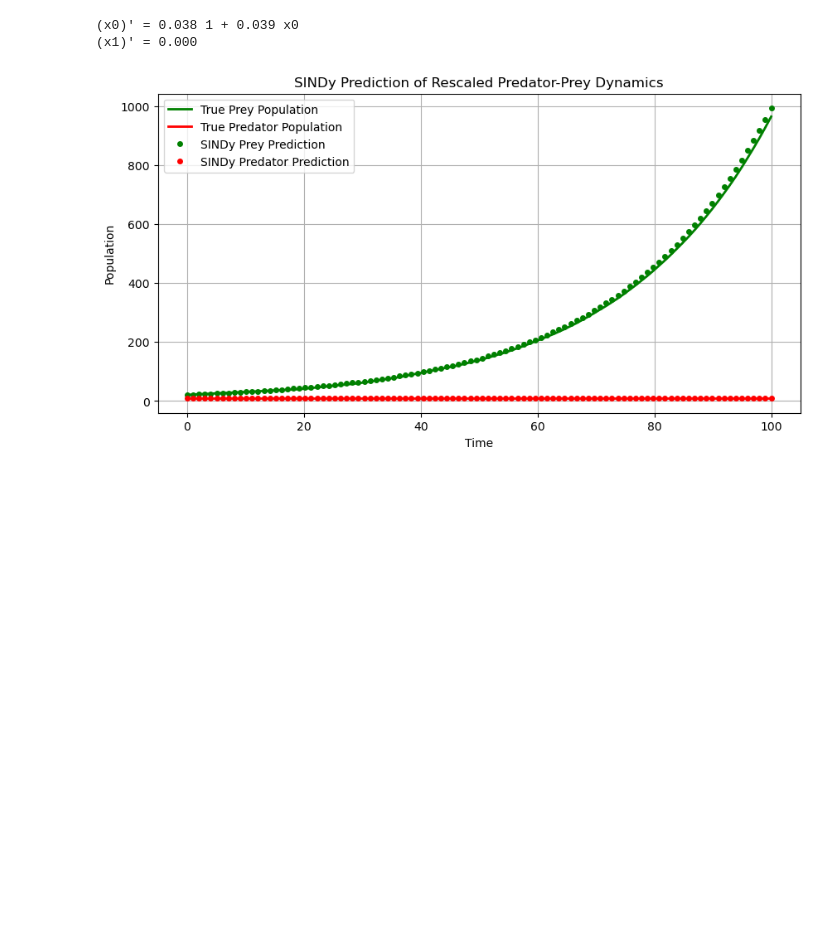
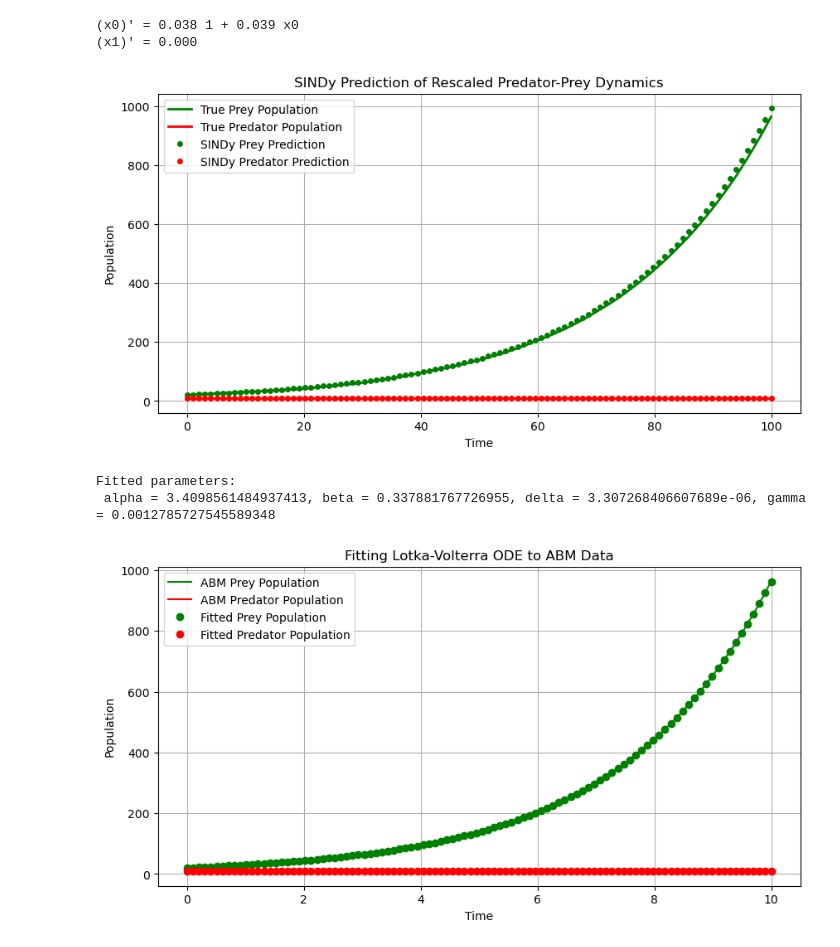
Before and after one commit to habiblatifi/Vivarium, a Jupyter notebook: Agent_Based_Pred_Prey.ipynb, the cells around one changed output. Cells and saved outputs as stored; diff of their text form; code cells hidden in the pictures; blank space fills up the shorter version.

```diff
--- a/Agent_Based_Pred_Prey.ipynb
+++ b/Agent_Based_Pred_Prey.ipynb
@@ -426,3 +424,61 @@ plt.show()
 (x0)' = 0.038 1 + 0.039 x0
 (x1)' = 0.000
 [figure]
+# %%
+import numpy as np
+import matplotlib.pyplot as plt
+from scipy.integrate import odeint
+from scipy.optimize import curve_fit
+
+# Define Lotka-Volterra model correctly
+def lotka_volterra(system, t, alpha, beta, delta, gamma):
+    def model(s, t):
+        x, y = s
+        dxdt = alpha * x - beta * x * y
+        dydt = delta * x * y - gamma * y
+        return [dxdt, dydt]
+    return odeint(model, system, t)
+
+# Update function to use in curve_fit
+def fit_lotka_volterra(t, alpha, beta, delta, gamma):
+    initial_conditions = [prey_population[0], predator_population[0]]
+    sol = lotka_volterra(initial_conditions, t, alpha, beta, delta, gamma)
+    return np.concatenate((sol[:, 0], sol[:, 1]))
+
+t = np.linspace(0, 10, 100)
+
+
+initial_guess = [0.5, 0.02, 0.01, 0.1]
+bounds = ([0, 0, 0, 0], [10, 1, 1, 1])  # Modified bounds
+
+# Perform fit with increased maximum function evaluations
+params, covariance = curve_fit(
+    fit_lotka_volterra,
+    t,
+    np.concatenate([prey_population, predator_population]),
+    p0=initial_guess,
+    bounds=bounds,
+    maxfev=20000  # maximum number of evaluations
+)
+
+# Print and plot results
+alpha_fitted, beta_fitted, delta_fitted, gamma_fitted = params
+print(f"Fitted parameters:\n alpha = {alpha_fitted}, beta = {beta_fitted}, delta = {delta_fitted}, gamma = {gamma_fitted}")
+
+sol = lotka_volterra([prey_population[0], predator_population[0]], t, alpha_fitted, beta_fitted, delta_fitted, gamma_fitted)
+
+plt.figure(figsize=(10, 5))
+plt.plot(t, prey_population, 'g-', label='ABM Prey Population')
+plt.plot(t, predator_population, 'r-', label='ABM Predator Population')
+plt.plot(t, sol[:, 0], 'go', label='Fitted Prey Population')
+plt.plot(t, sol[:, 1], 'ro', label='Fitted Predator Population')
+plt.xlabel('Time')
+plt.ylabel('Population')
+plt.legend()
+plt.title('Fitting Lotka-Volterra ODE to ABM Data')
+plt.grid(True)
+plt.show()
+# %% [output]
+Fitted parameters:
+ alpha = 3.4098561484937413, beta = 0.337881767726955, delta = 3.307268406607689e-06, gamma = 0.0012785727545589348
+[figure, added]
```
Also changed, not shown: parts of 1 cell of this notebook.
